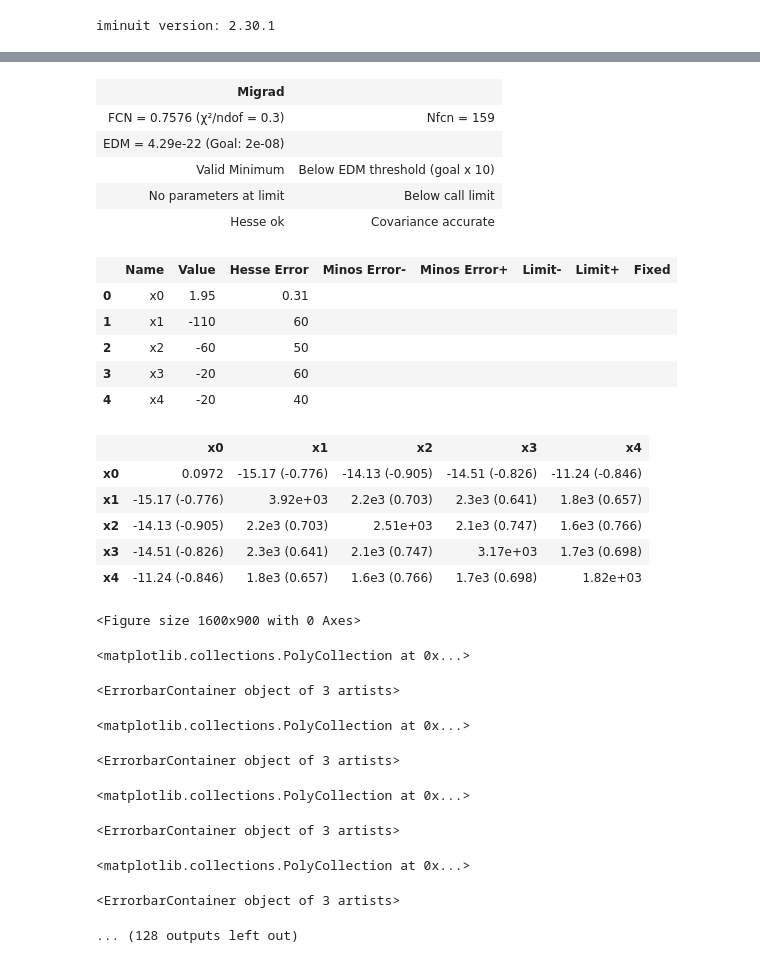
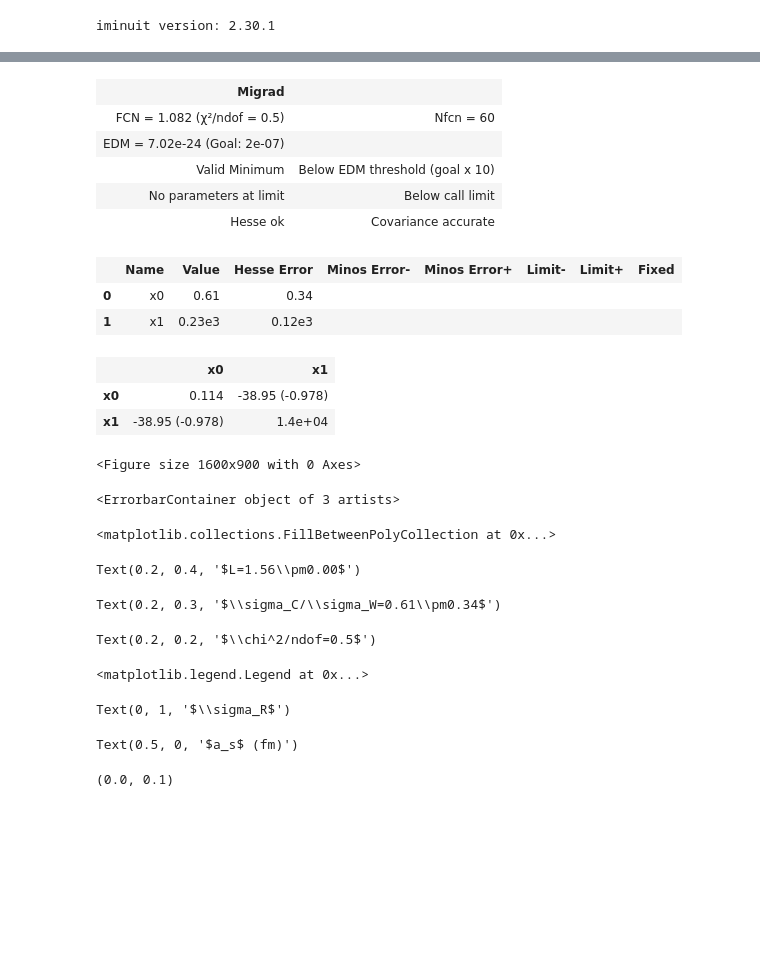
Before and after one commit to smithwya/CoulombGaugeLattice, a Jupyter notebook: Arkaitz/Analysis/plotters/Analysis_fixed_volume.ipynb, the cells around one changed output, grey strips where cells are left out. Drawn from its saved outputs; the diff is of its cells as text; code cells hidden in the pictures; blank space fills up the shorter version.

```diff
--- a/Arkaitz/Analysis/plotters/Analysis_fixed_volume.ipynb
+++ b/Arkaitz/Analysis/plotters/Analysis_fixed_volume.ipynb
@@ -66,7 +66,7 @@ for l in range(len(lattice_sizes)):
     betarun=[]
     betax=[]
 
-    file=['../ini_files/W_analysis_L{}_xi=1_pole.toml'.format(lattice_sizes[l]),'../ini_files/S_analysis_WL_L{}_xi=1.toml'.format(lattice_sizes[l])]
+    file=['../ini_files/W_analysis_L{}_xi=1_pole.toml'.format(lattice_sizes[l]),'../ini_files/W_analysis_L{}_xi=1.toml'.format(lattice_sizes[l])]
     file_basic=['../ini_files/basic_setup_pole.toml','../ini_files/basic_setup.toml']
 
     data_f=[]
@@ -199,7 +197,8 @@ FileNotFoundError: ../../S_correlators_L24/results/xi=1/3_nb_exp_np_exp_WL_sigma
 # %%
 # Fixed volume analysis, start by colecting lattices with similar total volumes
 
-index_selected=[[[[0,0,6],[2,0,4]],[[0,1,7],[2,1,5]],[[0,2,7],[2,2,5]],[[0,3,7],[2,3,5]]],[[[1,0,7],[0,0,5],[2,0,3]],[[0,1,6],[2,1,4]],[[0,2,6],[2,2,4]],[[0,3,6],[2,3,4]]],[[[1,0,6],[0,0,4],[2,0,2]],[[1,1,7],[0,1,5],[2,1,3]],[[1,2,7],[0,2,5],[2,2,3]],[[1,3,7],[0,3,5],[2,3,3]]],[[[1,0,5],[0,0,3],[2,0,1]],[[1,1,6],[0,1,4],[2,1,2]],[[1,2,6],[0,2,4],[2,2,2]],[[1,3,6],[0,3,4],[2,3,2]]],[[[1,0,4],[0,0,2],[2,0,0]],[[1,1,5],[0,1,3]],[[1,2,5],[0,2,3],[2,2,1]],[[1,3,5],[0,3,3],[2,3,1]]],[[[1,0,3],[0,0,1]],[[1,1,4],[0,1,2]],[[1,2,4],[0,2,2]],[[1,3,4],[0,3,2],[2,3,0]]],[[[1,0,2],[0,0,0]],[[1,1,3],[0,1,1]],[[1,2,3],[0,2,1]],[[1,3,3],[0,3,1]]]]#,[[[0,0,5],[1,0,7]],[[0,1,6],[1,1,8]]]]
+index_selected=[[[[0,0,0],[1,0,0],[2,0,0],[3,0,0]]]]
+#[[[[0,0,6],[2,0,4]],[[0,1,7],[2,1,5]],[[0,2,7],[2,2,5]],[[0,3,7],[2,3,5]]],[[[1,0,7],[0,0,5],[2,0,3]],[[0,1,6],[2,1,4]],[[0,2,6],[2,2,4]],[[0,3,6],[2,3,4]]],[[[1,0,6],[0,0,4],[2,0,2]],[[1,1,7],[0,1,5],[2,1,3]],[[1,2,7],[0,2,5],[2,2,3]],[[1,3,7],[0,3,5],[2,3,3]]],[[[1,0,5],[0,0,3],[2,0,1]],[[1,1,6],[0,1,4],[2,1,2]],[[1,2,6],[0,2,4],[2,2,2]],[[1,3,6],[0,3,4],[2,3,2]]],[[[1,0,4],[0,0,2],[2,0,0]],[[1,1,5],[0,1,3]],[[1,2,5],[0,2,3],[2,2,1]],[[1,3,5],[0,3,3],[2,3,1]]],[[[1,0,3],[0,0,1]],[[1,1,4],[0,1,2]],[[1,2,4],[0,2,2]],[[1,3,4],[0,3,2],[2,3,0]]],[[[1,0,2],[0,0,0]],[[1,1,3],[0,1,1]],[[1,2,3],[0,2,1]],[[1,3,3],[0,3,1]]]]#,[[[0,0,5],[1,0,7]],[[0,1,6],[1,1,8]]]]
 
 data_a_t       = []
 data_V_t       = []
@@ -216,14 +215,18 @@ for index_vol in index_selected:
         data_sigma_int_int = []
         data_sigma_err_int_int = []
         for index_l in index_xi:
-            data_a_t_int_int.append(als[index_l[1]][index_l[2]]/gevmtofm)
-            data_V_t_int.append(als[index_l[1]][index_l[2]]/gevmtofm*lattice_sizes[index_l[0]])
+            data_a_t_int_int.append(als[index_l[1]][index_l[0]])
+            data_V_t_int.append(als[index_l[1]][index_l[0]]*lattice_sizes[index_l[0]])
             data_sigma_int_int.append(f_data_ratios[index_l[0]][index_l[1]][index_l[2]])
             data_sigma_err_int_int.append(f_data_ratios_err[index_l[0]][index_l[1]][index_l[2]])
+
+        data_sigma_int_int=[data_sigma_int_int[i] for i in np.argsort(data_a_t_int_int)]
+        data_sigma_err_int_int=[data_sigma_err_int_int[i] for i in np.argsort(data_a_t_int_int)]
+        data_sigma_err_int.append(data_sigma_err_int_int)
+        data_sigma_int.append(data_sigma_int_int)
         data_a_t_int_int.sort()
         data_a_t_int.append(data_a_t_int_int)
-        data_sigma_int.append(data_sigma_int_int)
-        data_sigma_err_int.append(data_sigma_err_int_int)
+
     data_a_t.append(data_a_t_int)
     data_sigma.append(data_sigma_int)
     data_sigma_err.append(data_sigma_err_int)
@@ -277,7 +274,11 @@ class Mod_LeastSquares:
             ym=[]
             fun=[]
             for k in range(len(self.y)):
-                parf=[par[0],par[k+1]]                        # par[0] (extrapolation to a=0) is common for all fits
+                if (len(par)>1):
+                    parf=[par[0],par[k+1]]                        # par[0] (extrapolation to a=0) is common for all fits
+                else:
+                    parf=[par[0]]
+
                 ym.append(self.model(self.x[k], *parf))
                 fun.append(np.dot((self.y[k] - ym[k])/self.yerr[k],(self.y[k] - ym[k])/self.yerr[k]))
             fun=np.sum(np.array(fun))
@@ -315,7 +316,7 @@ for index_vol in range(len(data_a_t)):
     data_sigma_err_a=data_sigma_err[index_vol]
 
     model='line_np_mod'
-    ini_pars=[2,-1,-1,-1,-1]
+    ini_pars=[1,1]
 
     mod_least_squares = Mod_LeastSquares(model, data_x_a, data_sigma_a, data_sigma_err_a)
 
@@ -331,71 +332,70 @@ for index_vol in range(len(data_a_t)):
     ratio_list.append(fit_vals[0])
     ratio_err_list.append(fit_errors[0])#*np.sqrt(m.fval))
 
-    data_x_plot   = np.linspace(0,0.2,1000)
+    data_x_plot   = np.linspace(0,0.1,1000)
     plt.figure(figsize=(16,9))
     for k in range(len(data_x_a)):
-        plot_vals   = np.append(fit_vals[0],fit_vals[k+1])
-        plot_errs   = np.append(fit_errors[0],fit_errors[k+1])
-        plot_corrs  = fit_corrs[np.ix_([0,k+1],[0,k+1])]
+        if (len(fit_vals)>1):
+            plot_vals   = np.append(fit_vals[0],fit_vals[k+1])
+            plot_errs   = np.append(fit_errors[0],fit_errors[k+1])
+            plot_corrs  = fit_corrs[np.ix_([0,k+1],[0,k+1])]
+        else:
+            plot_vals   = np.array([fit_vals[0]])
+            plot_errs   = np.array([fit_errors[0]])
+            plot_corrs  = fit_corrs[0,0]
 
         fit_line    = eval(model)(data_x_plot,*plot_vals)
         fit_err_band= prop_err(data_x_plot,model,plot_vals,plot_errs,plot_corrs)
 
+        plt.errorbar(data_x_a[k], data_sigma_a[k], data_sigma_err_a[k], fmt="ok", alpha=0.8,color=jpac_color_around[k],label='$\\xi={}$'.format(k+1))
         plt.fill_between(data_x_plot, fit_line+fit_err_band, fit_line-fit_err_band,color=jpac_color_around[k],alpha=0.5)
-        plt.errorbar(data_x_a[k], data_sigma_a[k], data_sigma_err_a[k], fmt="ok", alpha=0.8,color=jpac_color_around[k],label='$\\xi={}$'.format(k))
 
     plt.figtext(0.2, 0.4,
     '$L={:.2f}\\pm{:.2f}$'.format(data_x_V[index_vol],data_x_err_V[index_vol]),
     horizontalalignment ="center",
     verticalalignment ="center",
     wrap = True, fontsize = 18,
     color ="black")
 
     plt.figtext(0.2, 0.3,
     '$\\sigma_C/\\sigma_W={:.2f}\\pm{:.2f}$'.format(fit_vals[0],fit_errors[0]),
     horizontalalignment ="center",
     verticalalignment ="center",
     wrap = True, fontsize = 18,
     color ="black")
 
     plt.figtext(0.2, 0.2,
     '$\\chi^2/ndof={:.1f}$'.format(chi_ndof[index_vol]),
     horizontalalignment ="center",
     verticalalignment ="center",
     wrap = True, fontsize = 18,
     color ="black")
 
     plt.legend(fontsize=18,frameon=False,loc=0)
     plt.ylabel('$\\sigma_R$',fontsize=24,rotation=0,loc='top')
     plt.xlabel("$a_s$ (fm)",fontsize=24)
-    plt.xlim(0,0.2)
+    plt.xlim(0,0.1)
     plt.show()
 # %% [output]
 | Migrad |  |
-| FCN = 0.7576 (χ²/ndof = 0.3) | Nfcn = 159 |
-| EDM = 4.29e-22 (Goal: 2e-08) |  |
+| FCN = 1.082 (χ²/ndof = 0.5) | Nfcn = 60 |
+| EDM = 7.02e-24 (Goal: 2e-07) |  |
 | Valid Minimum | Below EDM threshold (goal x 10) |
 | No parameters at limit | Below call limit |
 | Hesse ok | Covariance accurate |
 |  | Name | Value | Hesse Error | Minos Error- | Minos Error+ | Limit- | Limit+ | Fixed |
-| 0 | x0 | 1.95 | 0.31 |  |  |  |  |  |
-| 1 | x1 | -110 | 60 |  |  |  |  |  |
-| 2 | x2 | -60 | 50 |  |  |  |  |  |
-| 3 | x3 | -20 | 60 |  |  |  |  |  |
-| 4 | x4 | -20 | 40 |  |  |  |  |  |
+| 0 | x0 | 0.61 | 0.34 |  |  |  |  |  |
+| 1 | x1 | 0.23e3 | 0.12e3 |  |  |  |  |  |
-|  | x0 | x1 | x2 | x3 | x4 |
-| x0 | 0.0972 | -15.17 (-0.776) | -14.13 (-0.905) | -14.51 (-0.826) | -11.24 (-0.846) |
-| x1 | -15.17 (-0.776) | 3.92e+03 | 2.2e3 (0.703) | 2.3e3 (0.641) | 1.8e3 (0.657) |
-| x2 | -14.13 (-0.905) | 2.2e3 (0.703) | 2.51e+03 | 2.1e3 (0.747) | 1.6e3 (0.766) |
-| x3 | -14.51 (-0.826) | 2.3e3 (0.641) | 2.1e3 (0.747) | 3.17e+03 | 1.7e3 (0.698) |
-| x4 | -11.24 (-0.846) | 1.8e3 (0.657) | 1.6e3 (0.766) | 1.7e3 (0.698) | 1.82e+03 |
+|  | x0 | x1 |
+| x0 | 0.114 | -38.95 (-0.978) |
+| x1 | -38.95 (-0.978) | 1.4e+04 |
 <Figure size 1600x900 with 0 Axes>
-<matplotlib.collections.PolyCollection at 0x...>
+<ErrorbarContainer object of 3 artists>
-<ErrorbarContainer object of 3 artists>
+<matplotlib.collections.FillBetweenPolyCollection at 0x...>
-<matplotlib.collections.PolyCollection at 0x...>
+Text(0.2, 0.4, '$L=1.56\\pm0.00$')
-<ErrorbarContainer object of 3 artists>
+Text(0.2, 0.3, '$\\sigma_C/\\sigma_W=0.61\\pm0.34$')
-<matplotlib.collections.PolyCollection at 0x...>
+Text(0.2, 0.2, '$\\chi^2/ndof=0.5$')
-<ErrorbarContainer object of 3 artists>
+<matplotlib.legend.Legend at 0x...>
-<matplotlib.collections.PolyCollection at 0x...>
+Text(0, 1, '$\\sigma_R$')
-<ErrorbarContainer object of 3 artists>
+Text(0.5, 0, '$a_s$ (fm)')
-... (128 outputs left out)
+(0.0, 0.1)
```
Also changed, not shown: parts of 4 cells of this notebook, 15 other files.
